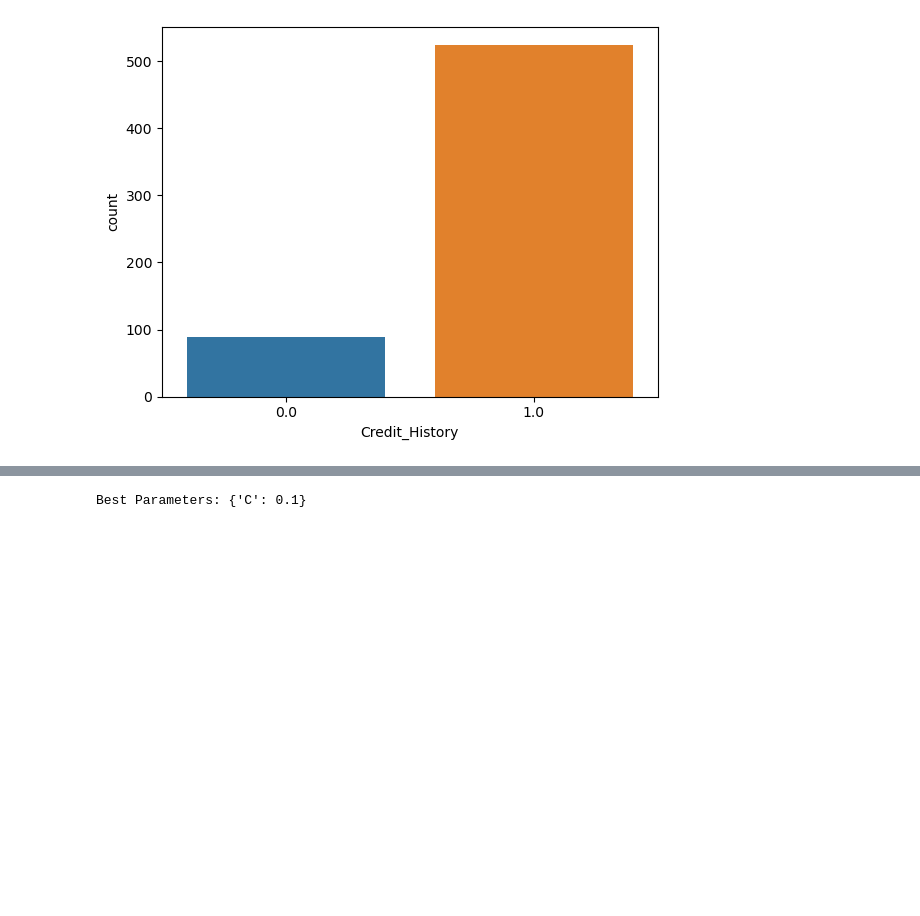
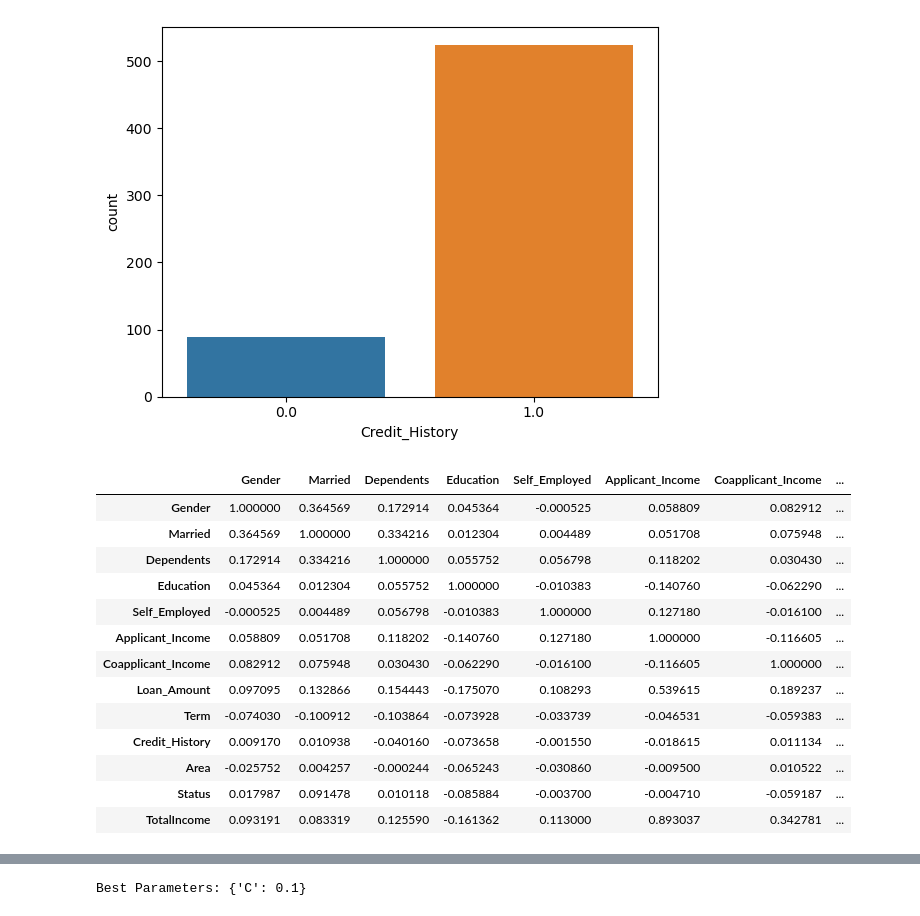
Before and after one commit to trinaodonohoe/Loan-Approval-Prediction-Project, a Jupyter notebook: Loan Prediction.ipynb, the cells around one changed output, grey strips where cells are left out. Drawn from its saved outputs; the diff is of its cells as text; code cells hidden in the pictures; blank space fills up the shorter version.

```diff
--- a/Loan Prediction.ipynb
+++ b/Loan Prediction.ipynb
@@ -157,3 +157,20 @@ Name: Credit_History, dtype: int64
+# %%
+df.corr()
+# %% [output]
+|  | Gender | Married | Dependents | Education | Self_Employed | Applicant_Income | Coapplicant_Income | ... |
+| Gender | 1.000000 | 0.364569 | 0.172914 | 0.045364 | -0.000525 | 0.058809 | 0.082912 | ... |
+| Married | 0.364569 | 1.000000 | 0.334216 | 0.012304 | 0.004489 | 0.051708 | 0.075948 | ... |
+| Dependents | 0.172914 | 0.334216 | 1.000000 | 0.055752 | 0.056798 | 0.118202 | 0.030430 | ... |
+| Education | 0.045364 | 0.012304 | 0.055752 | 1.000000 | -0.010383 | -0.140760 | -0.062290 | ... |
+| Self_Employed | -0.000525 | 0.004489 | 0.056798 | -0.010383 | 1.000000 | 0.127180 | -0.016100 | ... |
+| Applicant_Income | 0.058809 | 0.051708 | 0.118202 | -0.140760 | 0.127180 | 1.000000 | -0.116605 | ... |
+| Coapplicant_Income | 0.082912 | 0.075948 | 0.030430 | -0.062290 | -0.016100 | -0.116605 | 1.000000 | ... |
+| Loan_Amount | 0.097095 | 0.132866 | 0.154443 | -0.175070 | 0.108293 | 0.539615 | 0.189237 | ... |
+| Term | -0.074030 | -0.100912 | -0.103864 | -0.073928 | -0.033739 | -0.046531 | -0.059383 | ... |
+| Credit_History | 0.009170 | 0.010938 | -0.040160 | -0.073658 | -0.001550 | -0.018615 | 0.011134 | ... |
+| Area | -0.025752 | 0.004257 | -0.000244 | -0.065243 | -0.030860 | -0.009500 | 0.010522 | ... |
+| Status | 0.017987 | 0.091478 | 0.010118 | -0.085884 | -0.003700 | -0.004710 | -0.059187 | ... |
+| TotalIncome | 0.093191 | 0.083319 | 0.125590 | -0.161362 | 0.113000 | 0.893037 | 0.342781 | ... |
 # %%
 #feature engineering on influential feature, Credit_History
 df['Good_Credit_History'] = df['Credit_History'].apply(lambda x: 1 if x == 1 else 0)
```
Also changed, not shown: parts of 12 cells of this notebook.
